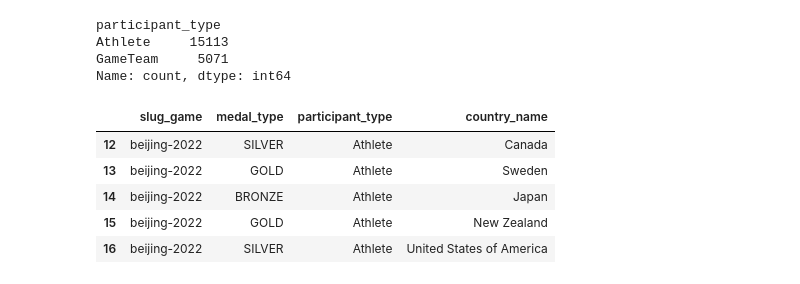
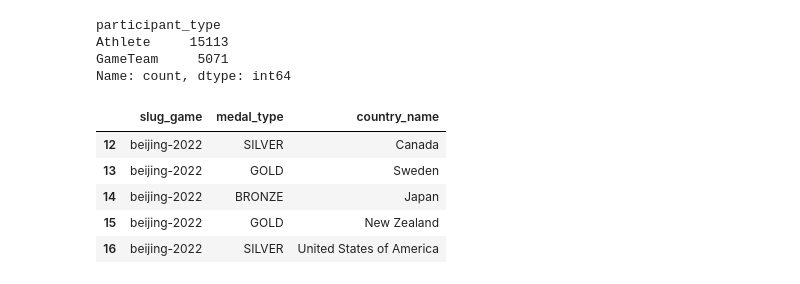
Before and after one commit to naeron75/sql-database, a Jupyter notebook: notebooks/loading_victor.ipynb, the cells around one changed output. Cells and saved outputs as stored; diff of their text form; code cells hidden in the pictures.

```diff
--- a/notebooks/loading_victor.ipynb
+++ b/notebooks/loading_victor.ipynb
@@ -62,16 +62,16 @@ Athlete     15113
 GameTeam     5071
 Name: count, dtype: int64
 # %%
-columns_to_drop = ['discipline_title', 'event_title', 'participant_title', 'event_gender', 'athlete_url', 'athlete_full_name', 'country_code', 'country_3_letter_code']
+columns_to_drop = ['discipline_title', 'event_title', 'participant_title', 'participant_type', 'event_gender', 'athlete_url', 'athlete_full_name', 'country_code', 'country_3_letter_code']
 medals_df.drop(columns_to_drop, axis=1, inplace=True)
 medals_df.head()
 # %% [output]
-|  | slug_game | medal_type | participant_type | country_name |
-| 12 | beijing-2022 | SILVER | Athlete | Canada |
-| 13 | beijing-2022 | GOLD | Athlete | Sweden |
-| 14 | beijing-2022 | BRONZE | Athlete | Japan |
-| 15 | beijing-2022 | GOLD | Athlete | New Zealand |
-| 16 | beijing-2022 | SILVER | Athlete | United States of America |
+|  | slug_game | medal_type | country_name |
+| 12 | beijing-2022 | SILVER | Canada |
+| 13 | beijing-2022 | GOLD | Sweden |
+| 14 | beijing-2022 | BRONZE | Japan |
+| 15 | beijing-2022 | GOLD | New Zealand |
+| 16 | beijing-2022 | SILVER | United States of America |
 # %%
 hosts_df.head()
 # %% [output]
```
Also changed, not shown: parts of 13 cells of this notebook, 1 other file.
